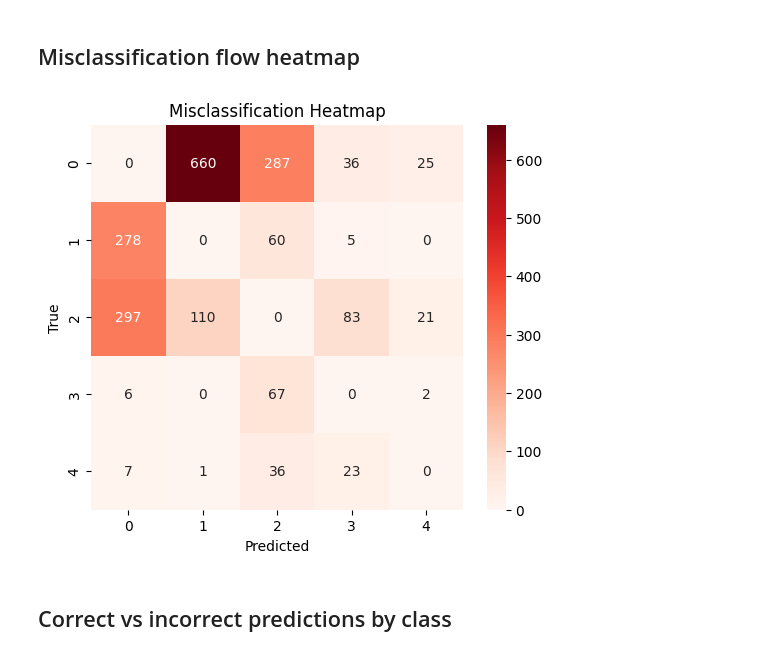
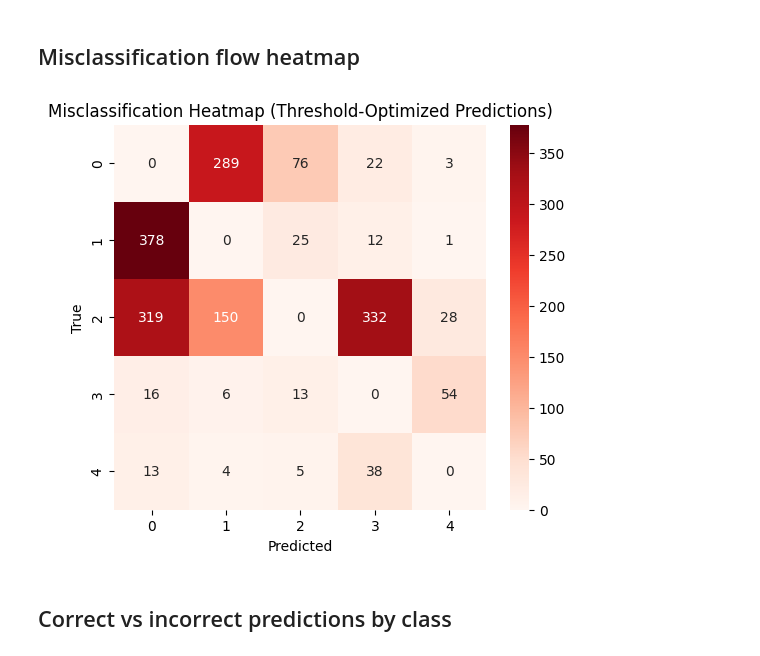
Before and after one commit to Tempest-Kohaku/Diabetic-Retinopathy-Grading-Group-34, a Jupyter notebook: AML Data Preprocessing.ipynb, the cells around one changed output. Drawn from its saved outputs; the diff is of its cells as text; code cells hidden in the pictures.

```diff
--- a/AML Data Preprocessing.ipynb
+++ b/AML Data Preprocessing.ipynb
@@ -512,14 +847,34 @@ plt.show()
 # %% [markdown]
 ## Load best model and evaluate
 # %%
-model.load_state_dict(torch.load(MODEL_SAVE_PATH, map_location=DEVICE))
+checkpoint = torch.load(MODEL_SAVE_PATH, map_location=DEVICE)
+
+if isinstance(checkpoint, dict) and "model_state_dict" in checkpoint:
+    model.load_state_dict(checkpoint["model_state_dict"])
+    saved_thresholds = np.array(checkpoint.get("thresholds", [0.5, 1.5, 2.5, 3.5]), dtype=np.float32)
+else:
+    model.load_state_dict(checkpoint)
+    saved_thresholds = np.array([0.5, 1.5, 2.5, 3.5], dtype=np.float32)
+
 model.eval()
 
-val_loss, val_acc, val_f1, val_qwk, val_labels, val_preds, val_probs = validate_one_epoch(
-    model, val_loader, criterion, DEVICE
-)
+(
+    val_loss,
+    val_argmax_metrics,
+    val_labels,
+    val_argmax_preds,
+    val_probs,
+    val_expected_scores,
+) = validate_one_epoch(model, val_loader, criterion, DEVICE)
 
-print("Best Validation Accuracy:", val_acc)
-print("Best Validation Weighted F1:", val_f1)
-print("Best Validation QWK:", val_qwk)
+val_final_preds = apply_thresholds(val_expected_scores, saved_thresholds)
+val_final_metrics = compute_metrics(val_labels, val_final_preds)
+val_preds = val_final_preds
+
+print("Best Validation Metrics With Saved Thresholds")
+print("  Accuracy:", round(val_final_metrics["acc"], 4))
+print("  Weighted F1:", round(val_final_metrics["f1"], 4))
+print("  QWK:", round(val_final_metrics["qwk"], 4))
+print("Argmax Validation QWK:", round(val_argmax_metrics["qwk"], 4))
+print("Saved thresholds:", np.round(saved_thresholds, 3).tolist())
 # %% [output]
@@ -749,25 +1113,25 @@ dtype: int64
 # %% [markdown]
 ## Misclassification flow heatmap
 # %%
-cm = confusion_matrix(val_labels, val_preds, labels=[0,1,2,3,4])
+cm = confusion_matrix(val_labels, val_final_preds, labels=[0, 1, 2, 3, 4])
 cm_offdiag = cm.copy()
 np.fill_diagonal(cm_offdiag, 0)
 
-plt.figure(figsize=(6,5))
+plt.figure(figsize=(6, 5))
 sns.heatmap(
     cm_offdiag,
     annot=True,
     fmt="d",
     cmap="Reds",
-    xticklabels=[0,1,2,3,4],
-    yticklabels=[0,1,2,3,4]
+    xticklabels=[0, 1, 2, 3, 4],
+    yticklabels=[0, 1, 2, 3, 4]
 )
 plt.xlabel("Predicted")
 plt.ylabel("True")
-plt.title("Misclassification Heatmap")
+plt.title("Misclassification Heatmap (Threshold-Optimized Predictions)")
 plt.show()
 # %% [output]
-[figure, old version]
+[figure, new version]
 # %% [markdown]
 ## Correct vs incorrect predictions by class
 # %%
```
Also changed, not shown: parts of 29 cells of this notebook.
